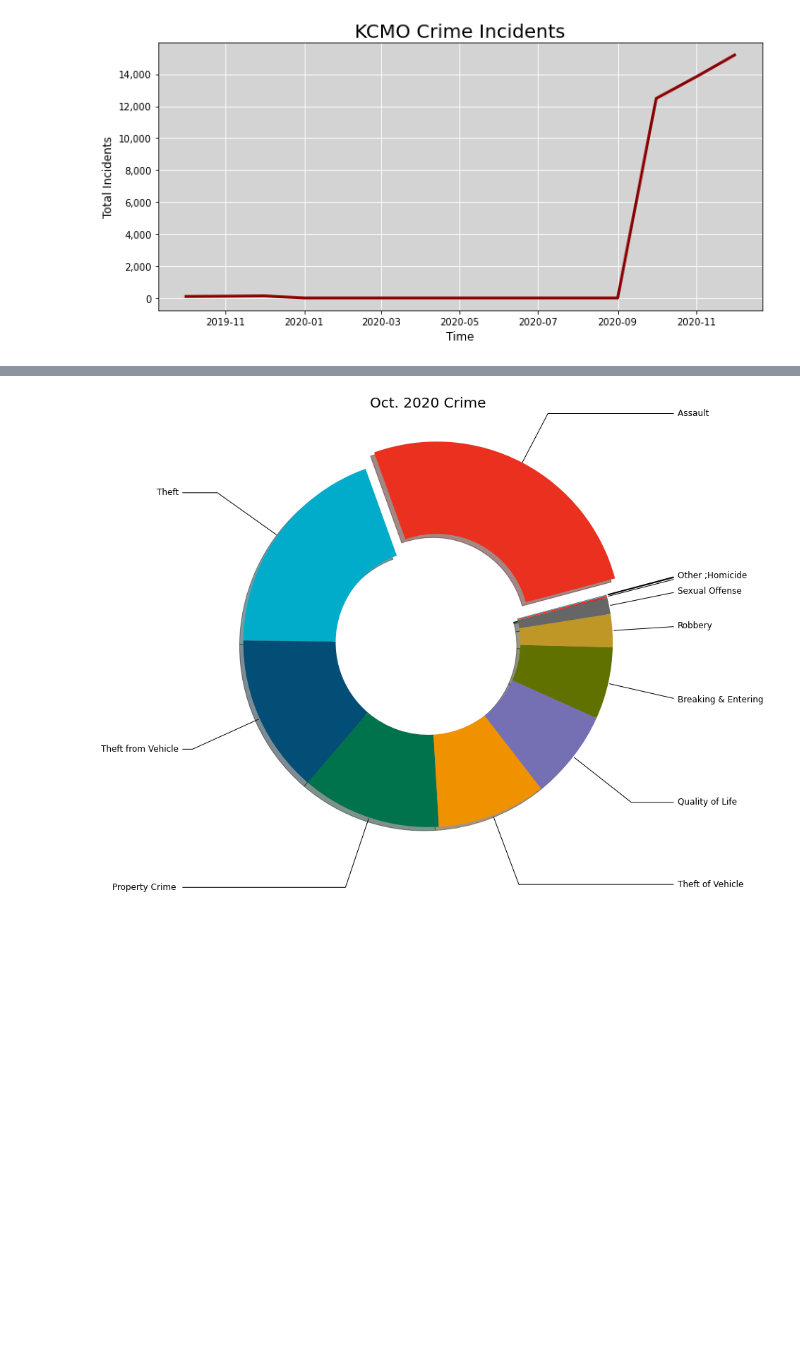
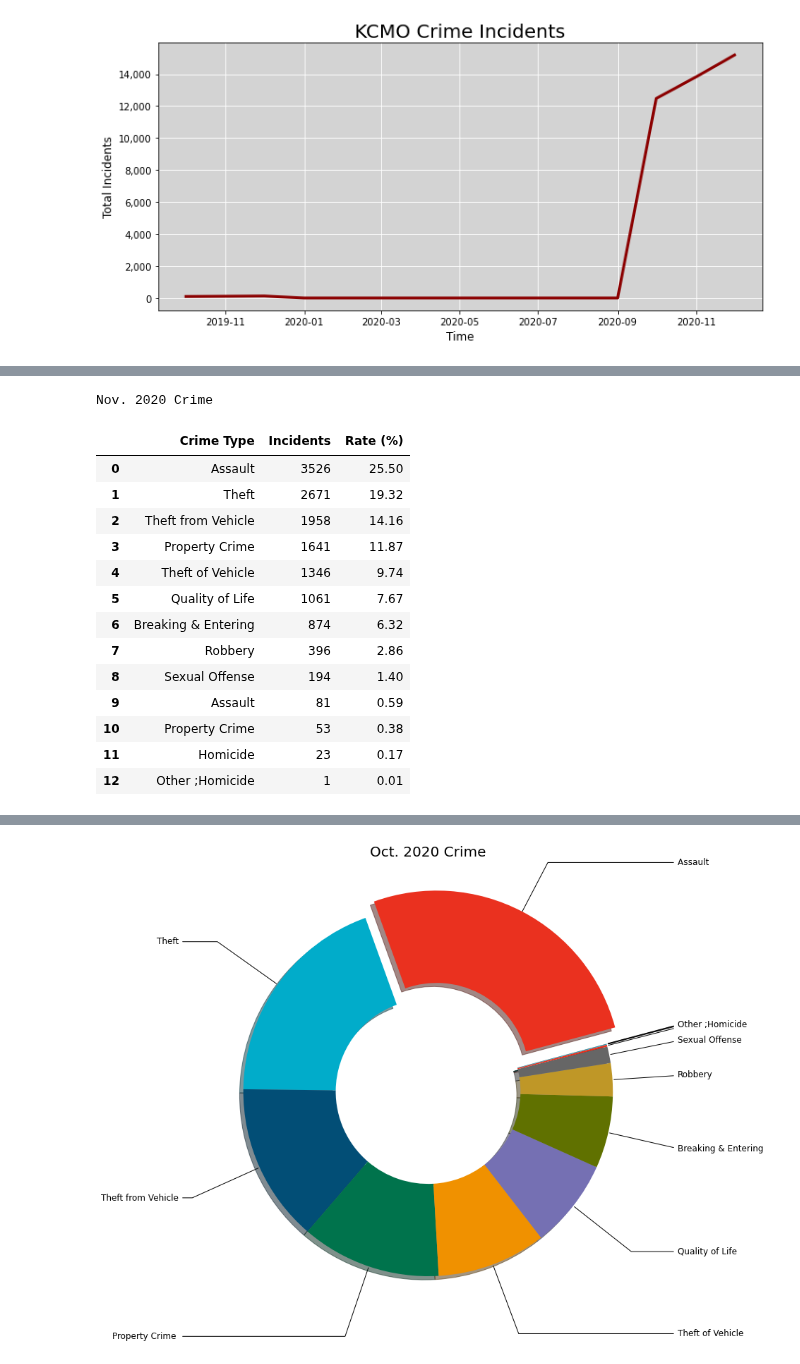
Before and after one commit to E-Weber/EKN-Project, a Jupyter notebook: Crime/CrimeAnalysis.ipynb, the cells around one changed output, grey strips where cells are left out. Cells and saved outputs as stored; diff of their text form; code cells hidden in the pictures; blank space fills up the shorter version.

```diff
--- a/Crime/CrimeAnalysis.ipynb
+++ b/Crime/CrimeAnalysis.ipynb
@@ -149,0 +220,19 @@ december20 = december20.rename(columns = {'index': 'Crime Type', 'parentIncident
+# %%
+print("Nov. 2020 Crime")
+november20
+# %% [output]
+Nov. 2020 Crime
+|  | Crime Type | Incidents | Rate (%) |
+| 0 | Assault | 3526 | 25.50 |
+| 1 | Theft | 2671 | 19.32 |
+| 2 | Theft from Vehicle | 1958 | 14.16 |
+| 3 | Property Crime | 1641 | 11.87 |
+| 4 | Theft of Vehicle | 1346 | 9.74 |
+| 5 | Quality of Life | 1061 | 7.67 |
+| 6 | Breaking & Entering | 874 | 6.32 |
+| 7 | Robbery | 396 | 2.86 |
+| 8 | Sexual Offense | 194 | 1.40 |
+| 9 | Assault | 81 | 0.59 |
+| 10 | Property Crime | 53 | 0.38 |
+| 11 | Homicide | 23 | 0.17 |
+| 12 | Other ;Homicide | 1 | 0.01 |
```
Also changed, not shown: parts of 13 cells of this notebook, 7 other files.
